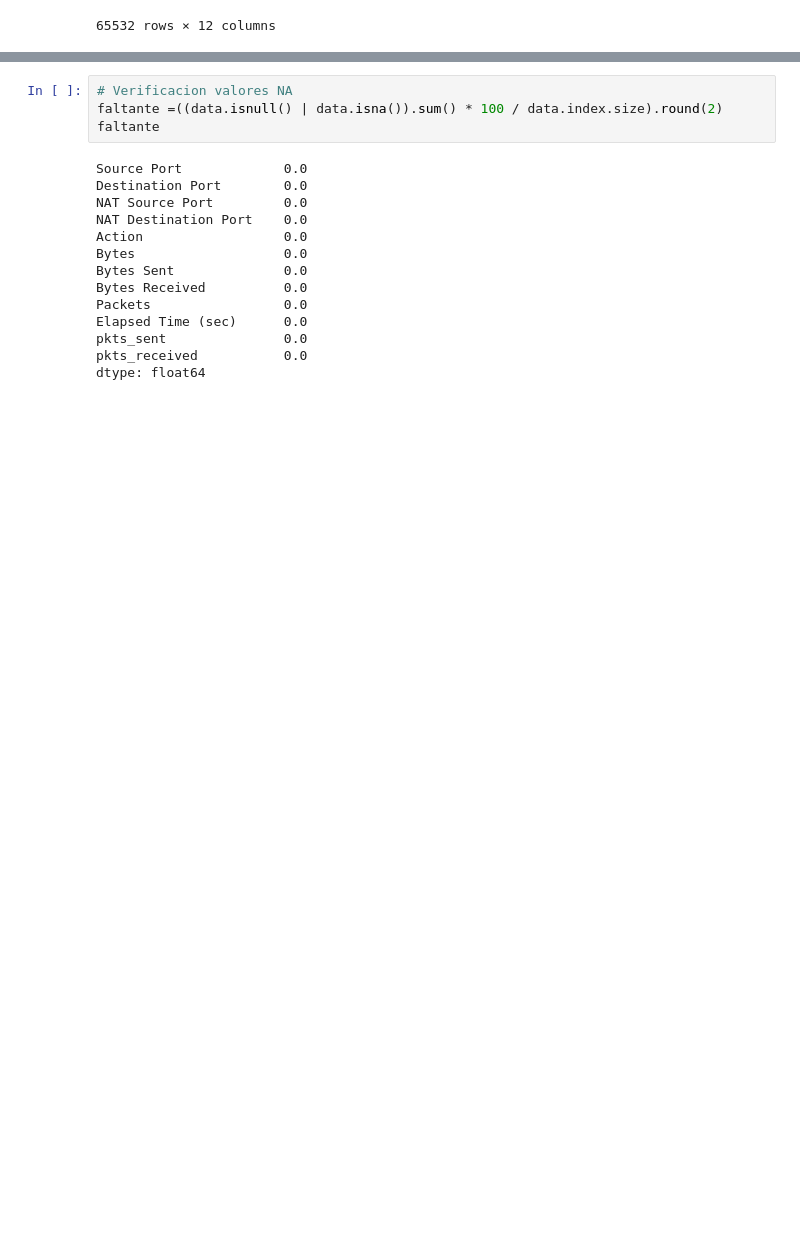
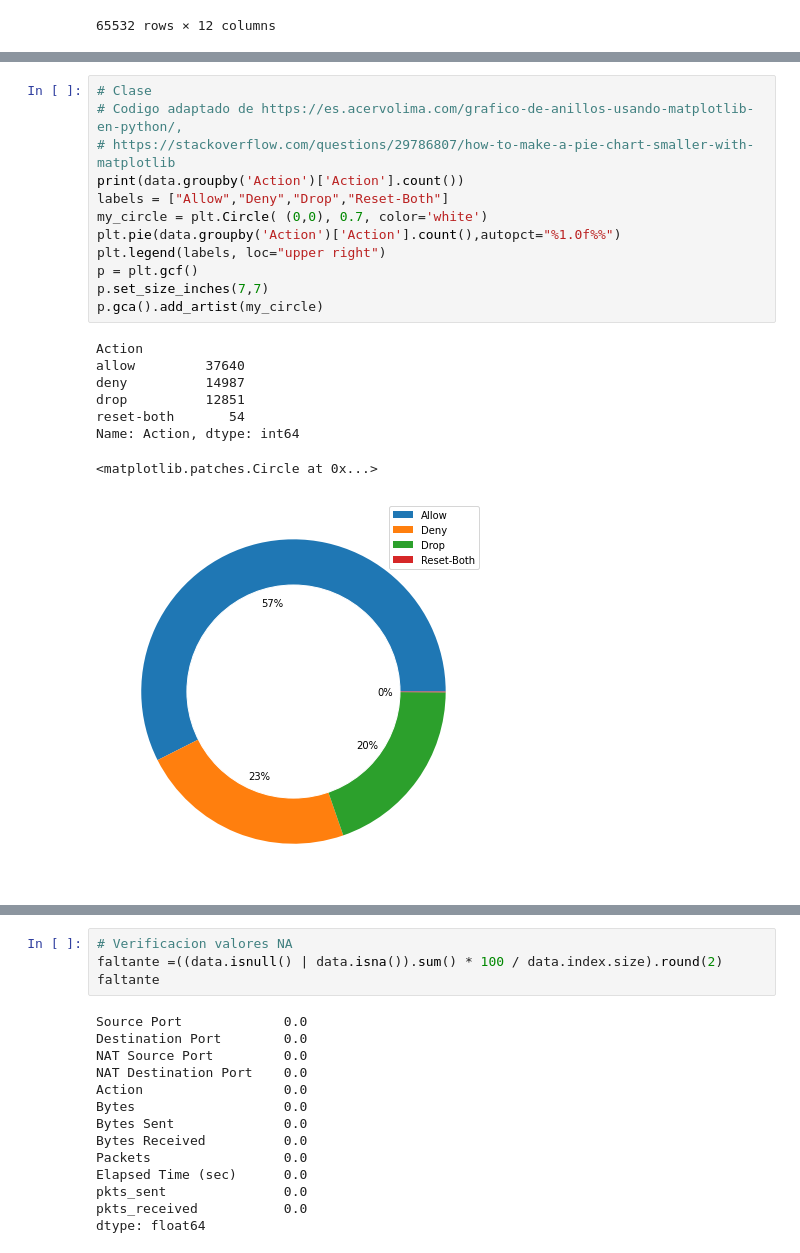
Before and after one commit to juanbaezl/FirewallDataMining, a Jupyter notebook: Firewall.ipynb, the cells around one changed output, grey strips where cells are left out. Cells and saved outputs as stored; diff of their text form; blank space fills up the shorter version.

Commit message:
Finalizacion exploracion de datos (Faltan descripciones de los graficos)

```diff
--- a/Firewall.ipynb
+++ b/Firewall.ipynb
@@ -67,0 +125,21 @@ data.groupby('Action')['Action'].count().plot.bar()
+# %%
+# Clase
+# Codigo adaptado de https://es.acervolima.com/grafico-de-anillos-usando-matplotlib-en-python/,
+# https://stackoverflow.com/questions/29786807/how-to-make-a-pie-chart-smaller-with-matplotlib
+print(data.groupby('Action')['Action'].count())
+labels = ["Allow","Deny","Drop","Reset-Both"]
+my_circle = plt.Circle( (0,0), 0.7, color='white')
+plt.pie(data.groupby('Action')['Action'].count(),autopct="%1.0f%%")
+plt.legend(labels, loc="upper right")
+p = plt.gcf()
+p.set_size_inches(7,7)
+p.gca().add_artist(my_circle)
+# %% [output]
+Action
+allow         37640
+deny          14987
+drop          12851
+reset-both       54
+Name: Action, dtype: int64
+<matplotlib.patches.Circle at 0x...>
+[figure, added]
```
Also changed, not shown: parts of 8 cells of this notebook.
